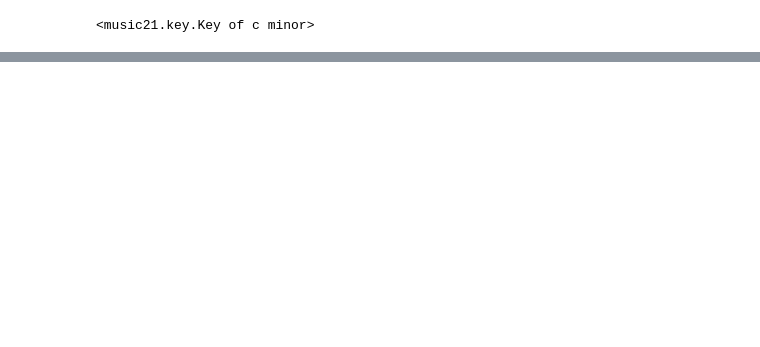
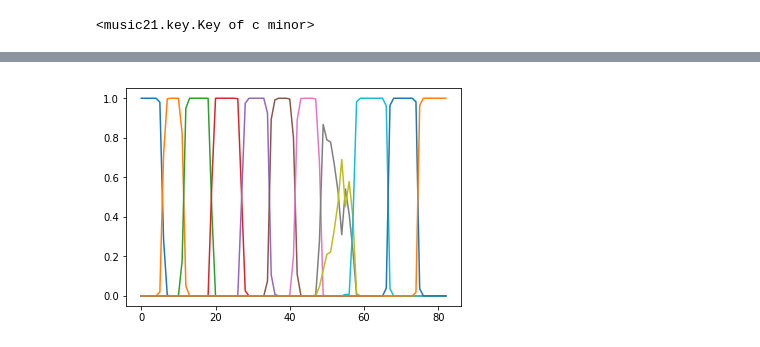
Before and after one commit to meagtan/harmonizer, a Jupyter notebook: modulation.ipynb, the cells around one changed output, grey strips where cells are left out. Cells and saved outputs as stored; diff of their text form; code cells hidden in the pictures; blank space fills up the shorter version.

```diff
--- a/modulation.ipynb
+++ b/modulation.ipynb
@@ -358,0 +339,6 @@ plt.show()
+# %%
+ps = digamma(m.ul) + m.ht*(-.5*(m.a/m.b*(m.ts-m.m)**2 + 1/m.e))
+plt.plot(np.exp(ps - logsumexp(ps, axis=1).reshape(-1,1)))
+plt.show()
+# %% [output]
+[figure, added]
```
Also changed, not shown: parts of 50 cells of this notebook, 1 other file.
